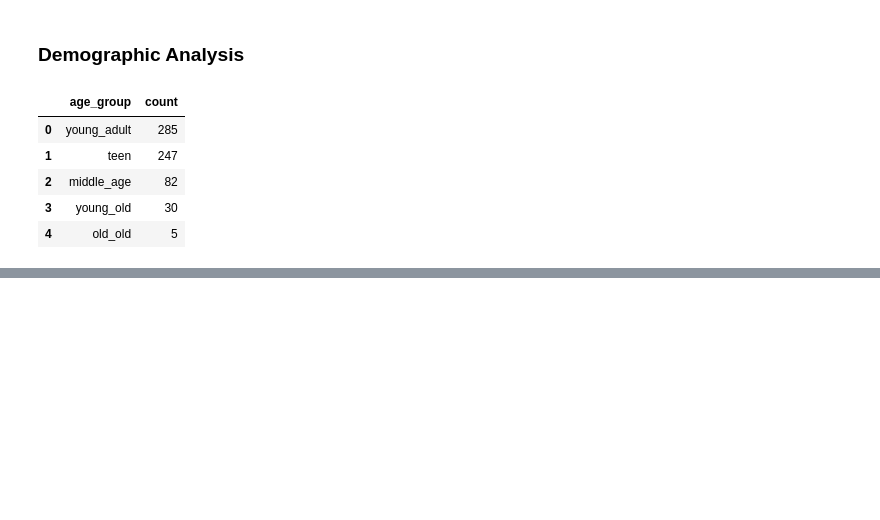
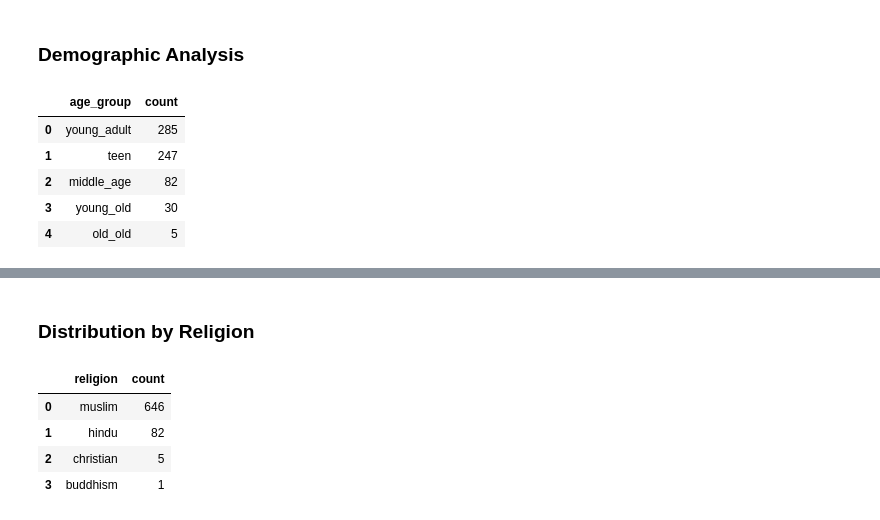
Before and after one commit to rahad404/Bangladesh-Suicide-Analysis, a Jupyter notebook: bd_suicide.ipynb, the cells around one changed output, grey strips where cells are left out. Drawn from its saved outputs; the diff is of its cells as text; code cells hidden in the pictures; blank space fills up the shorter version.

```diff
--- a/bd_suicide.ipynb
+++ b/bd_suicide.ipynb
@@ -176,0 +206,12 @@ plt.show
+# %% [markdown]
+### Distribution by Religion
+# %%
+Religion = df['religion'].value_counts().reset_index()
+Religion = pd.DataFrame(Religion, columns=['religion','count'])
+Religion
+# %% [output]
+|  | religion | count |
+| 0 | muslim | 646 |
+| 1 | hindu | 82 |
+| 2 | christian | 5 |
+| 3 | buddhism | 1 |
```
Also changed, not shown: parts of 9 cells of this notebook, 2 other files.
